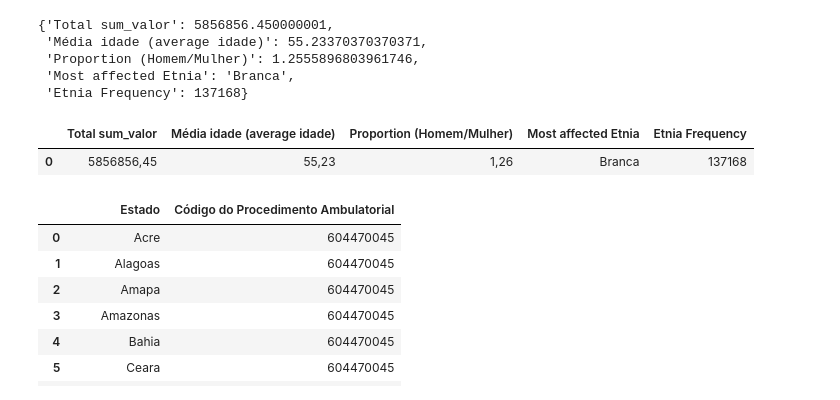
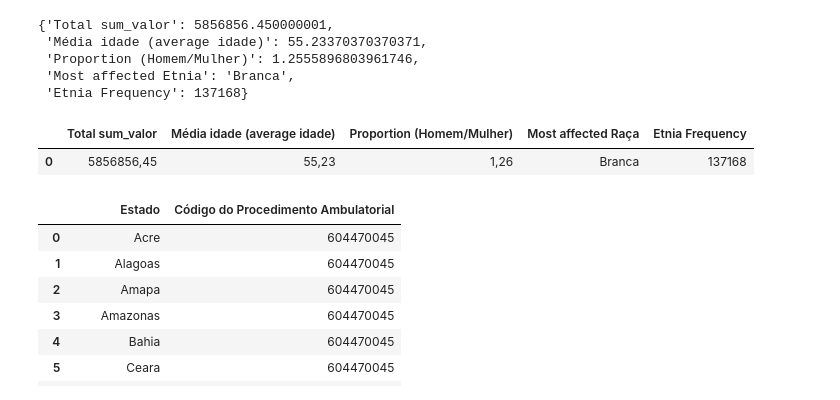
Before and after one commit to diegomattos1408/DataSUS-EDA-Python, a Jupyter notebook: n180_calc.ipynb, the cells around one changed output. Drawn from its saved outputs; the diff is of its cells as text; code cells hidden in the pictures.

```diff
--- a/n180_calc.ipynb
+++ b/n180_calc.ipynb
@@ -169,19 +169,19 @@ summary_table_corrected_with_comma_fix
 # %%
 # Converting numerical values to strings with commas as decimal separators
 summary_data_adjusted = {
     'Total sum_valor': ['{:.2f}'.format(5856856.450000001).replace('.', ',')],
     'Média idade (average idade)': ['{:.2f}'.format(55.23370370370371).replace('.', ',')],
     'Proportion (Homem/Mulher)': ['{:.2f}'.format(1.2555896803961746).replace('.', ',')],
-    'Most affected Etnia': ['Branca'],
+    'Most affected Raça': ['Branca'],
     'Etnia Frequency': [137168]  # Keeping as integer, assuming no need for decimal formatting
 }
 
 # Converting to DataFrame
 summary_df_adjusted = pd.DataFrame(summary_data_adjusted)
 
 summary_df_adjusted
 # %% [output]
-|  | Total sum_valor | Média idade (average idade) | Proportion (Homem/Mulher) | Most affected Etnia | Etnia Frequency |
+|  | Total sum_valor | Média idade (average idade) | Proportion (Homem/Mulher) | Most affected Raça | Etnia Frequency |
 | 0 | 5856856,45 | 55,23 | 1,26 | Branca | 137168 |
 # %%
 summary_df_adjusted.to_csv('csv/summary_df.csv', index=False, decimal=',')
```
Also changed, not shown: parts of 1 cell of this notebook.
